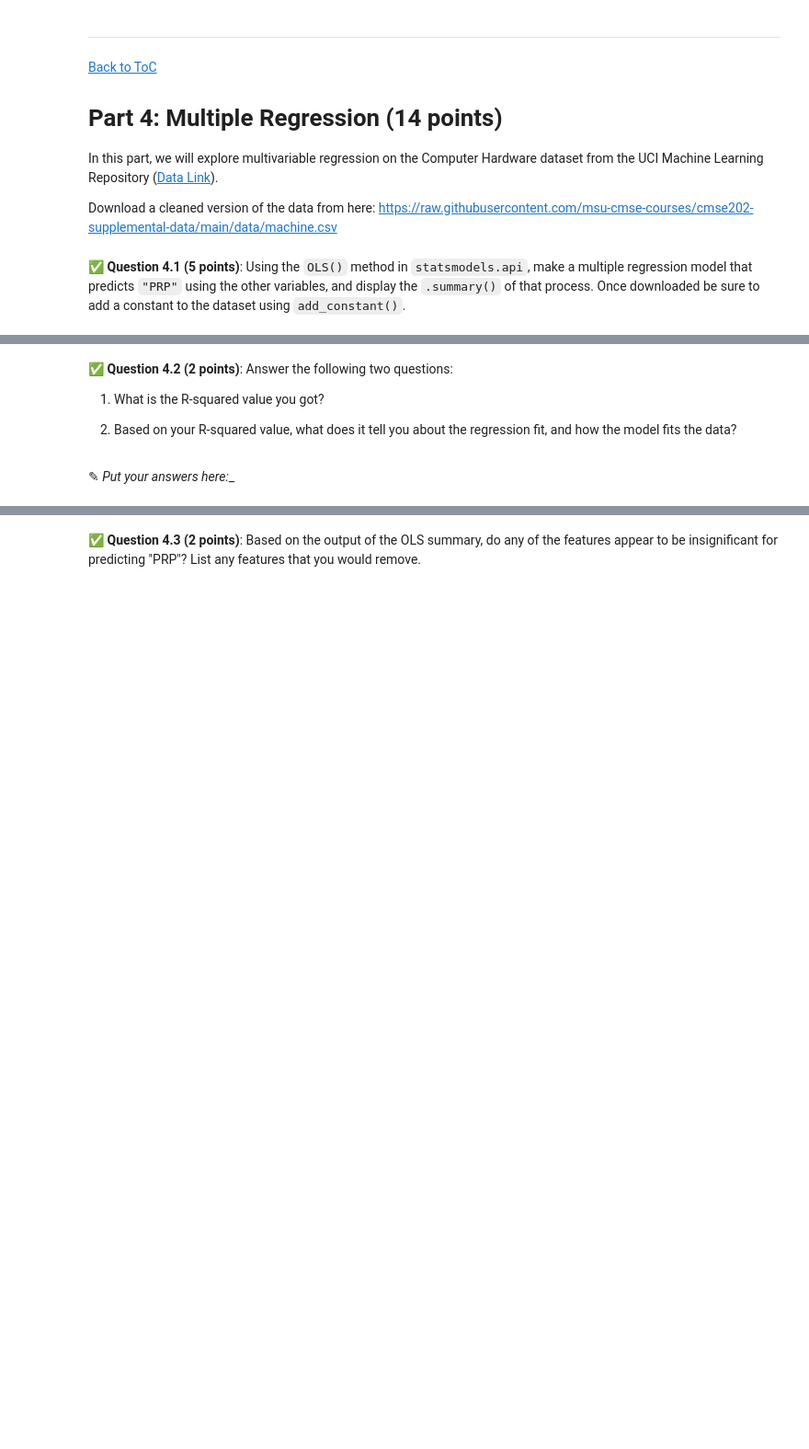
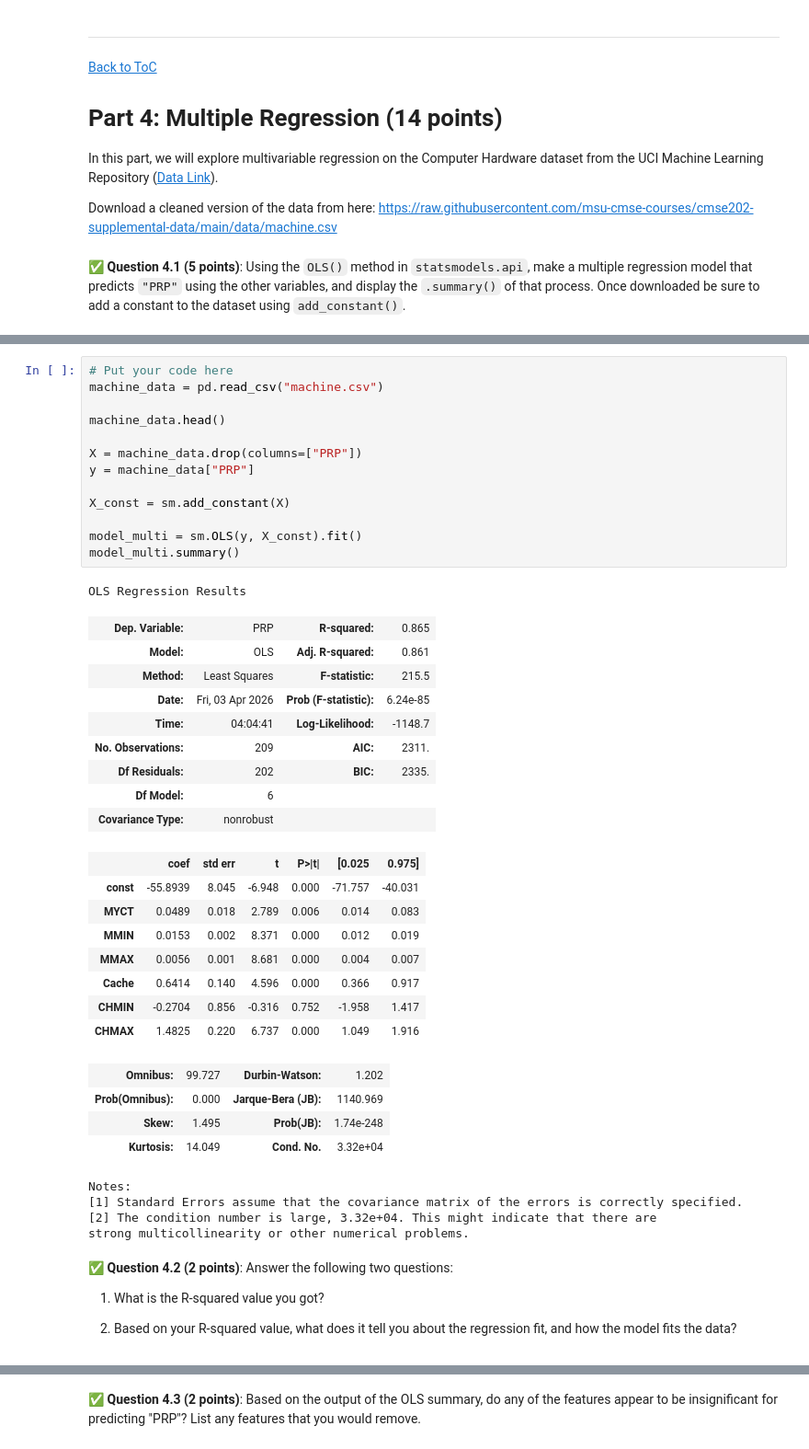
Before and after one commit to kirtanet/CMSE202-f25-turnin, a Jupyter notebook: hw-03/Homework 3.ipynb, the cells around one changed output, grey strips where cells are left out. Shown at 92% size. Saved outputs shown, nothing was run; the diff lists cells and outputs as text; blank space fills up the shorter version.

```diff
--- a/hw-03/Homework 3.ipynb
+++ b/hw-03/Homework 3.ipynb
@@ -310,8 +338,46 @@ Download a cleaned version of the data from here: https://raw.githubusercontent.
+# %%
+# Put your code here
+machine_data = pd.read_csv("machine.csv")
+
+machine_data.head()
+
+X = machine_data.drop(columns=["PRP"])
+y = machine_data["PRP"]
+
+X_const = sm.add_constant(X)
+
+model_multi = sm.OLS(y, X_const).fit()
+model_multi.summary()
+# %% [output]
+OLS Regression Results
+| Dep. Variable: | PRP | R-squared: | 0.865 |
+| Model: | OLS | Adj. R-squared: | 0.861 |
+| Method: | Least Squares | F-statistic: | 215.5 |
+| Date: | Fri, 03 Apr 2026 | Prob (F-statistic): | 6.24e-85 |
+| Time: | 04:04:41 | Log-Likelihood: | -1148.7 |
+| No. Observations: | 209 | AIC: | 2311. |
+| Df Residuals: | 202 | BIC: | 2335. |
+| Df Model: | 6 |  |  |
+| Covariance Type: | nonrobust |  |  |
+|  | coef | std err | t | P>|t| | [0.025 | 0.975] |
+| const | -55.8939 | 8.045 | -6.948 | 0.000 | -71.757 | -40.031 |
+| MYCT | 0.0489 | 0.018 | 2.789 | 0.006 | 0.014 | 0.083 |
+| MMIN | 0.0153 | 0.002 | 8.371 | 0.000 | 0.012 | 0.019 |
+| MMAX | 0.0056 | 0.001 | 8.681 | 0.000 | 0.004 | 0.007 |
+| Cache | 0.6414 | 0.140 | 4.596 | 0.000 | 0.366 | 0.917 |
+| CHMIN | -0.2704 | 0.856 | -0.316 | 0.752 | -1.958 | 1.417 |
+| CHMAX | 1.4825 | 0.220 | 6.737 | 0.000 | 1.049 | 1.916 |
+| Omnibus: | 99.727 | Durbin-Watson: | 1.202 |
+| Prob(Omnibus): | 0.000 | Jarque-Bera (JB): | 1140.969 |
+| Skew: | 1.495 | Prob(JB): | 1.74e-248 |
+| Kurtosis: | 14.049 | Cond. No. | 3.32e+04 |
+Notes:
+[1] Standard Errors assume that the covariance matrix of the errors is correctly specified.
+[2] The condition number is large, 3.32e+04. This might indicate that there are
+strong multicollinearity or other numerical problems.
 # %% [markdown]
 &#9989;  **Question 4.2 (2 points)**: Answer the following two questions:
 
 1. What is the R-squared value you got?
 
 2. Based on your R-squared value, what does it tell you about the regression fit, and how the model fits the data?
-# %% [markdown]
-<font size=+3>&#9998;</font> _Put your answers here:__
```
Also changed, not shown: parts of 19 cells of this notebook, 1 other file.
